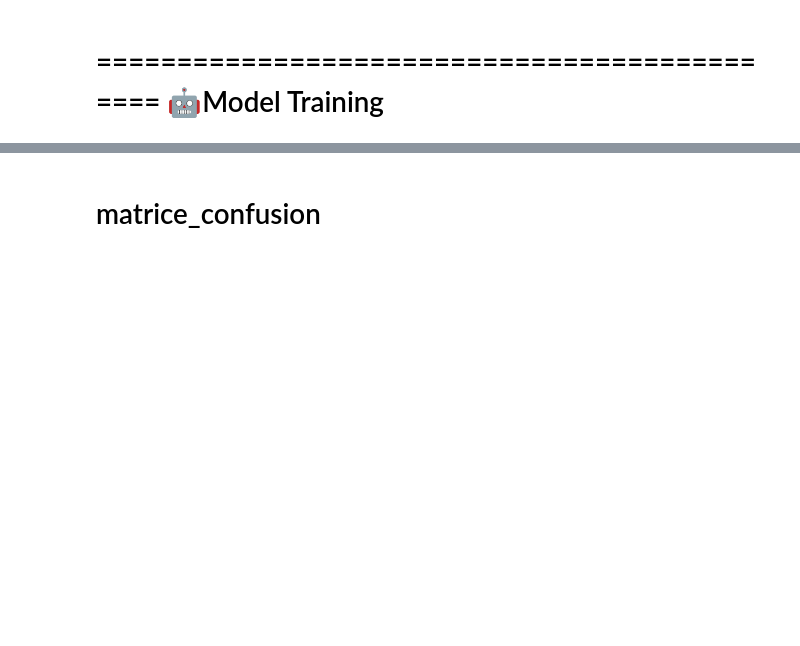
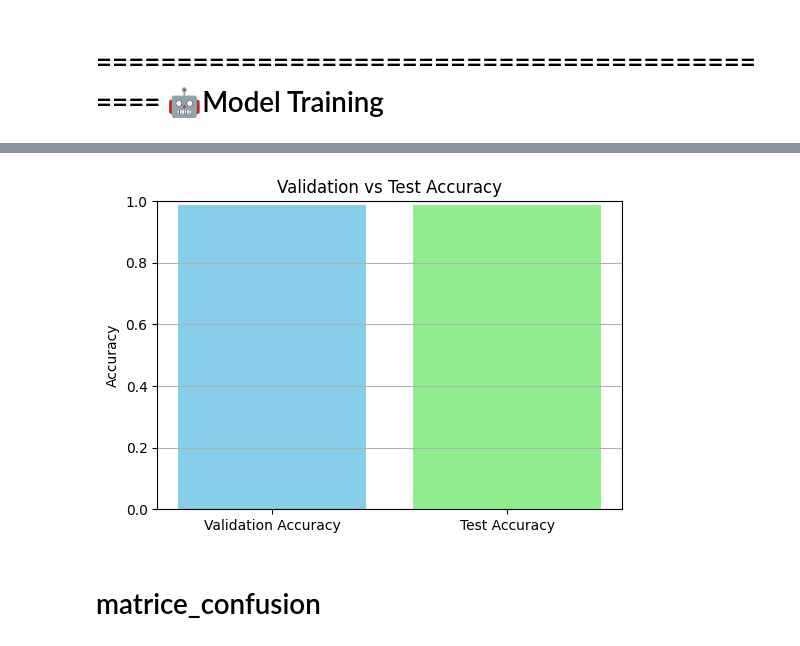
Before and after one commit to ChaimaMansouri/Arabic-Sign-Language-Detection, a Jupyter notebook: ML/sign_language.ipynb, the cells around one changed output, grey strips where cells are left out. Saved outputs shown, nothing was run; the diff lists cells and outputs as text; code cells hidden in the pictures; blank space fills up the shorter version.

```diff
--- a/ML/sign_language.ipynb
+++ b/ML/sign_language.ipynb
@@ -380,6 +379,24 @@ Test Accuracy: 0.989516129032258
     accuracy                           0.99     12400
    macro avg       0.99      0.99      0.99     12400
 weighted avg       0.99      0.99      0.99     12400
+# %%
+
+val_accuracy = accuracy_score(y_val, y_pred)
+test_accuracy = accuracy_score(y_test, y_test_pred)
+
+
+labels = ['Validation Accuracy', 'Test Accuracy']
+accuracies = [val_accuracy, test_accuracy]
+
+plt.figure(figsize=(6, 4))
+plt.bar(labels, accuracies, color=['skyblue', 'lightgreen'])
+plt.ylim(0, 1)
+plt.ylabel('Accuracy')
+plt.title('Validation vs Test Accuracy')
+plt.grid(axis='y')
+plt.show()
+# %% [output]
+[figure, added]
 # %% [markdown]
 # matrice_confusion
 # %%
```
Also changed, not shown: parts of 4 cells of this notebook.
